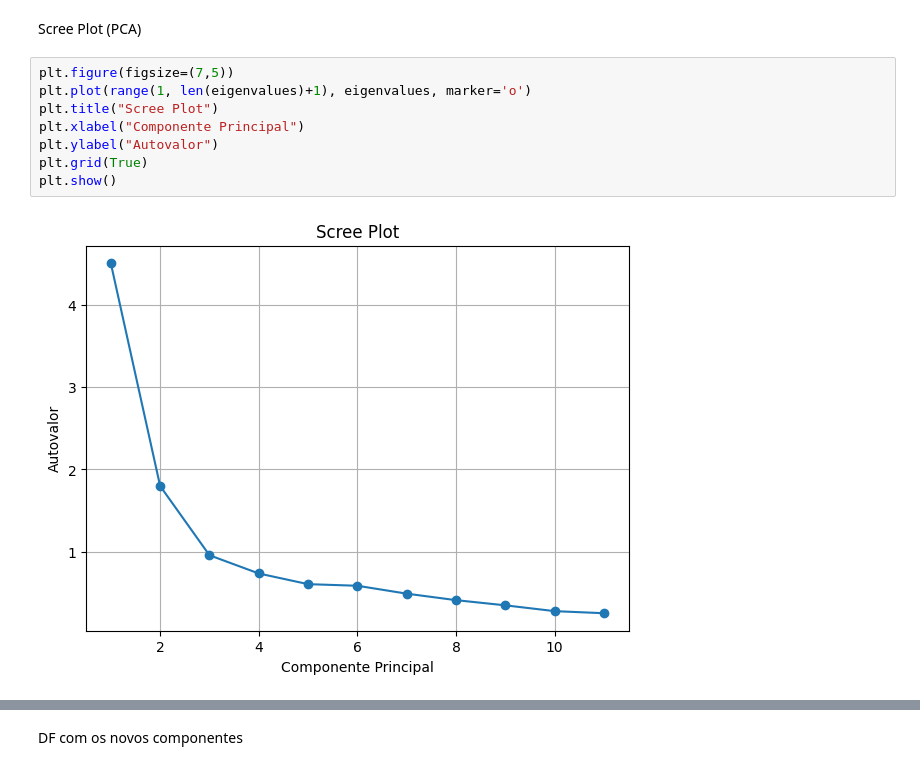
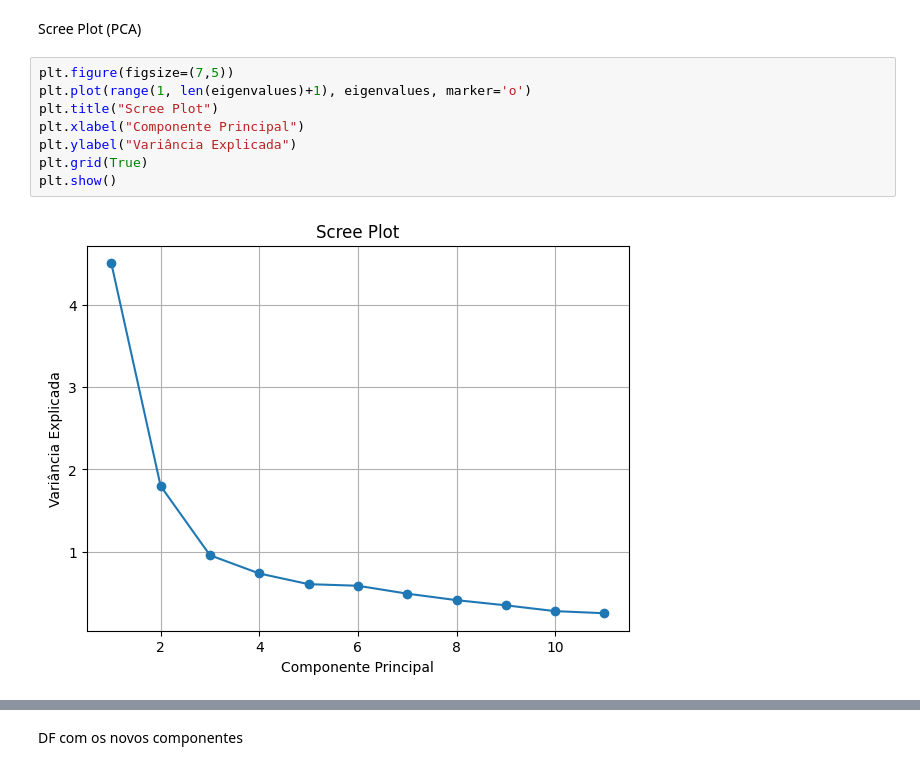
Before and after one commit to gl4a-Veloso/materiais-mqam, a Jupyter notebook: enem/T4/PCA.ipynb, the cells around one changed output, grey strips where cells are left out. Saved outputs shown, nothing was run; the diff lists cells and outputs as text.

```diff
--- a/enem/T4/PCA.ipynb
+++ b/enem/T4/PCA.ipynb
@@ -159,10 +160,10 @@ Scree Plot (PCA)
 # %%
 plt.figure(figsize=(7,5))
 plt.plot(range(1, len(eigenvalues)+1), eigenvalues, marker='o')
 plt.title("Scree Plot")
 plt.xlabel("Componente Principal")
-plt.ylabel("Autovalor")
+plt.ylabel("Variância Explicada")
 plt.grid(True)
 plt.show()
 # %% [output]
-[figure, old version]
+[figure, new version]
```
Also changed, not shown: parts of 5 cells of this notebook.
